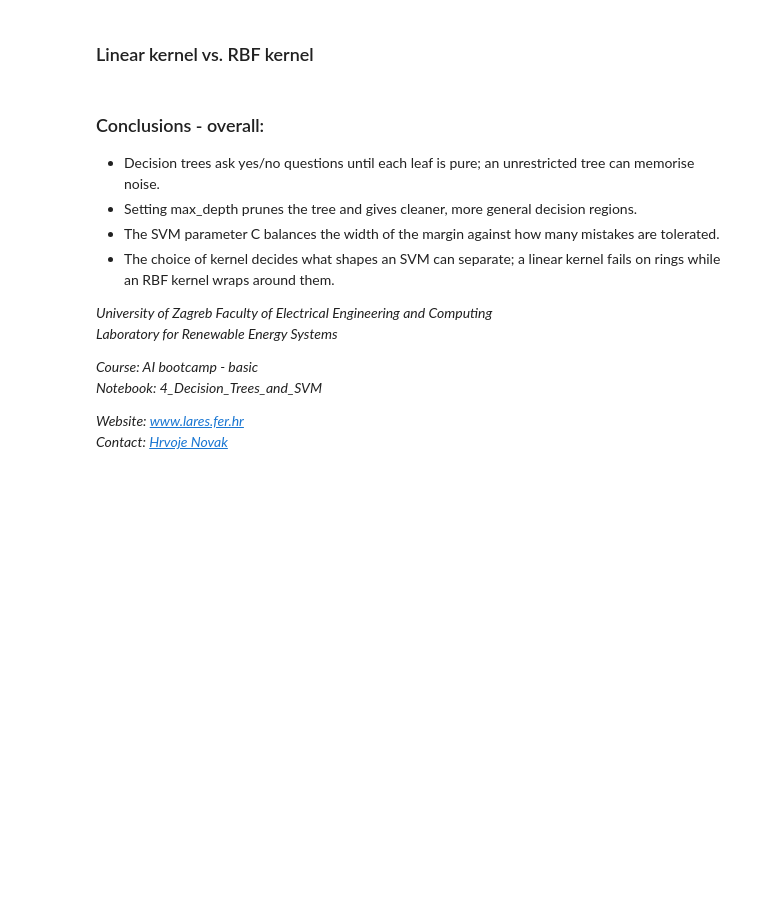
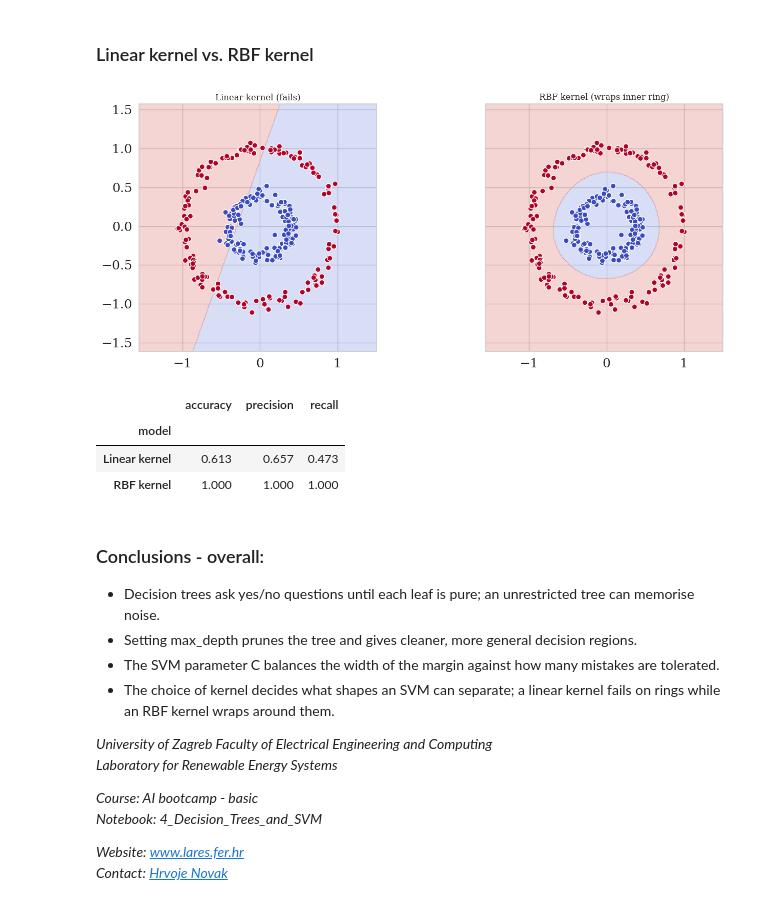
Before and after one commit to mgrubisic/ai_bootcamp_foundations, a Jupyter notebook: notebooks/2d_Decision_Trees_and_SVM.ipynb, the cells around one changed output. Drawn from its saved outputs; the diff is of its cells as text; code cells hidden in the pictures; blank space fills up the shorter version.

```diff
--- a/notebooks/2d_Decision_Trees_and_SVM.ipynb
+++ b/notebooks/2d_Decision_Trees_and_SVM.ipynb
@@ -259,29 +285,35 @@ plt.show()
 # %%
 # TODO 4: fit two SVMs on (X_circles, y_circles):
 #   - linear_svm uses kernel="linear" with C=1
 #   - rbf_svm uses kernel="rbf" with C=1 and gamma="scale"
-linear_svm = ...
-rbf_svm = ...
+linear_svm = SVC(kernel="linear", C=1).fit(X_circles, y_circles)
+rbf_svm = SVC(kernel="rbf", C=1, gamma="scale").fit(X_circles, y_circles)
 
 # Plotting and metric computation are prepared for you.
 fig, axes = plt.subplots(1, 2, figsize=(15, 6), sharex=True, sharey=True)
 plot_decision_boundary(axes[0], linear_svm, X_circles, y_circles, "Linear kernel (fails)")
 plot_decision_boundary(axes[1], rbf_svm, X_circles, y_circles, "RBF kernel (wraps inner ring)")
 for ax in axes:
     ax.set_aspect("equal")
 plt.tight_layout()
 plt.show()
 
 svm_rows = []
 for label, model in {"Linear kernel": linear_svm, "RBF kernel": rbf_svm}.items():
     pred = model.predict(X_circles)
     svm_rows.append({
         "model": label,
         "accuracy": accuracy_score(y_circles, pred),
         "precision": precision_score(y_circles, pred),
         "recall": recall_score(y_circles, pred),
     })
 pd.DataFrame(svm_rows).set_index("model").round(3)
+# %% [output]
+[figure, added]
+|  | accuracy | precision | recall |
+| model |  |  |  |
+| Linear kernel | 0.613 | 0.657 | 0.473 |
+| RBF kernel | 1.000 | 1.000 | 1.000 |
 # %% [markdown]
 ### Conclusions - overall:
 *   Decision trees ask yes/no questions until each leaf is pure; an unrestricted tree can memorise noise.
```
Also changed, not shown: parts of 10 cells of this notebook.
